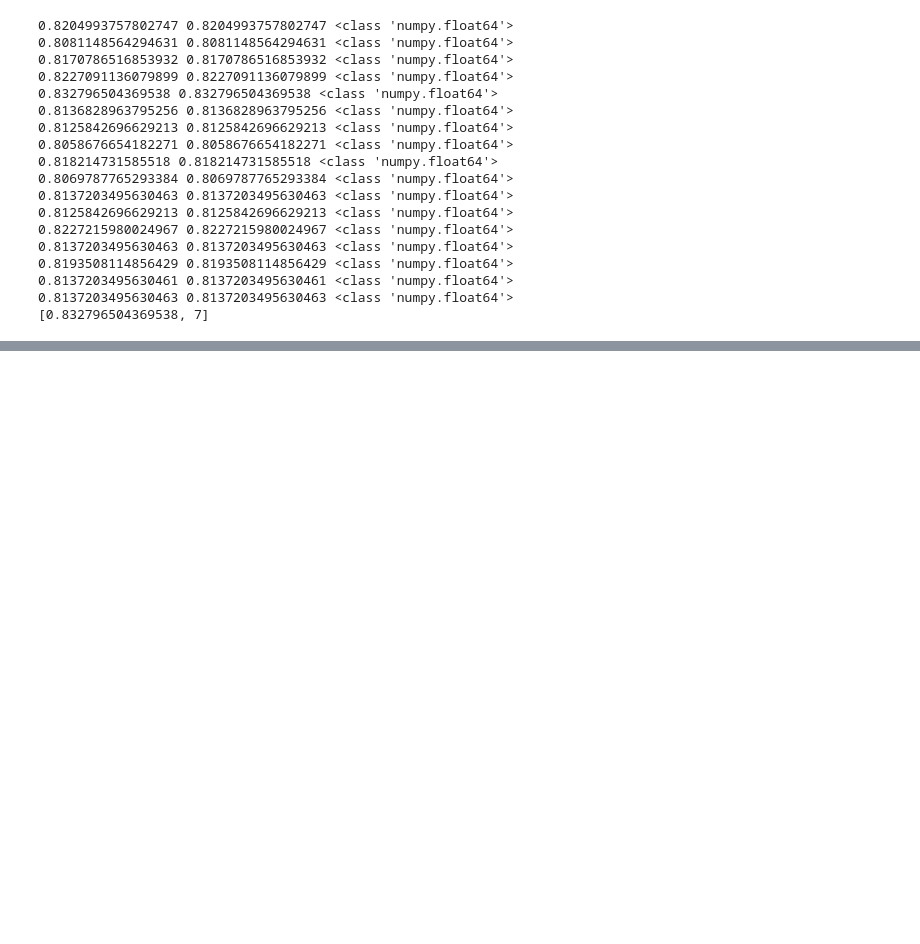
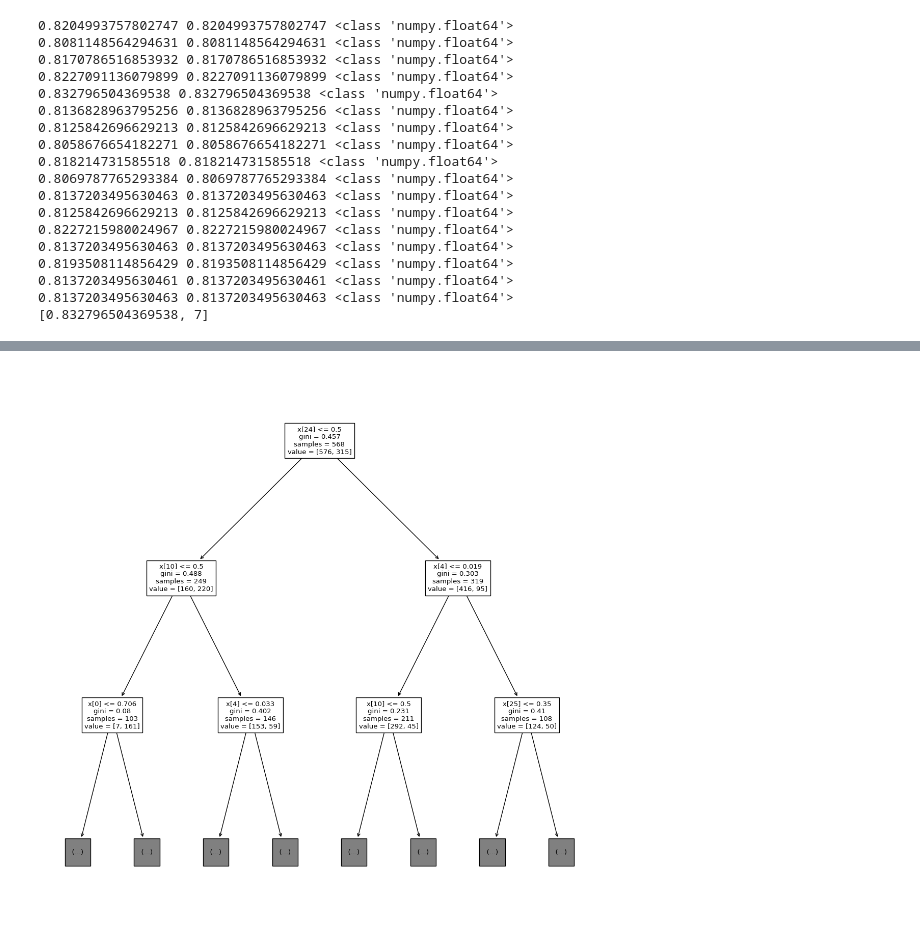
Before and after one commit to Howl06/practice, a Jupyter notebook: new_titanic.ipynb, the cells around one changed output, grey strips where cells are left out. Cells and saved outputs as stored; diff of their text form; code cells hidden in the pictures; blank space fills up the shorter version.

```diff
--- a/new_titanic.ipynb
+++ b/new_titanic.ipynb
@@ -315,3 +316,18 @@ print(greed)
 0.8137203495630461 0.8137203495630461 <class 'numpy.float64'>
 0.8137203495630463 0.8137203495630463 <class 'numpy.float64'>
 [0.832796504369538, 7]
+# %%
+# 自己寫迴圈 --> GridSearch
+from sklearn.model_selection import GridSearchCV
+from sklearn.ensemble import RandomForestClassifier
+
+params = {
+    # 40種
+    "n_estimators":range(21, 101, 2),
+    # 9種
+    "max_depth":range(6, 15)
+}
+clf = RandomForestClassifier()
+# 會幫你是過360種組合->每一種都是做交叉驗證
+search = GridSearchCV(clf, params, cv=10, n_jobs=-1)
+search.fit(x, y)
@@ -318,6 +342,14 @@ print(greed)
 # %%
 clf = KNeighborsClassifier(n_neighbors=7)
-pre = clf.fit(x, y)
+clf.fit(x, y)
+pre = clf.predict(x_predict)
 pd.DataFrame({"PassengerId": testdf["PassengerId"],
         "Survived": pre
         }).to_csv("knn.csv", encoding="utf-8", index=False)
+# %%
+clf = RandomForestClassifier(max_depth=6, n_estimators=73)
+clf.fit(x, y)
+pre = clf.predict(x_predict)
+pd.DataFrame({"PassengerId": testdf["PassengerId"],
+        "Survived": pre
+        }).to_csv("RF.csv", encoding="utf-8", index=False)
@@ -323,0 +364,9 @@ pd.DataFrame({"PassengerId": testdf["PassengerId"],
+# %%
+import matplotlib.pyplot as plt
+from sklearn.tree import plot_tree
+
+plt.figure(figsize=(14, 14))
+plot_tree(clf.estimators_[0], max_depth=2)
+plt.show()
+# %% [output]
+[figure, added]
```
Also changed, not shown: parts of 15 cells of this notebook.
